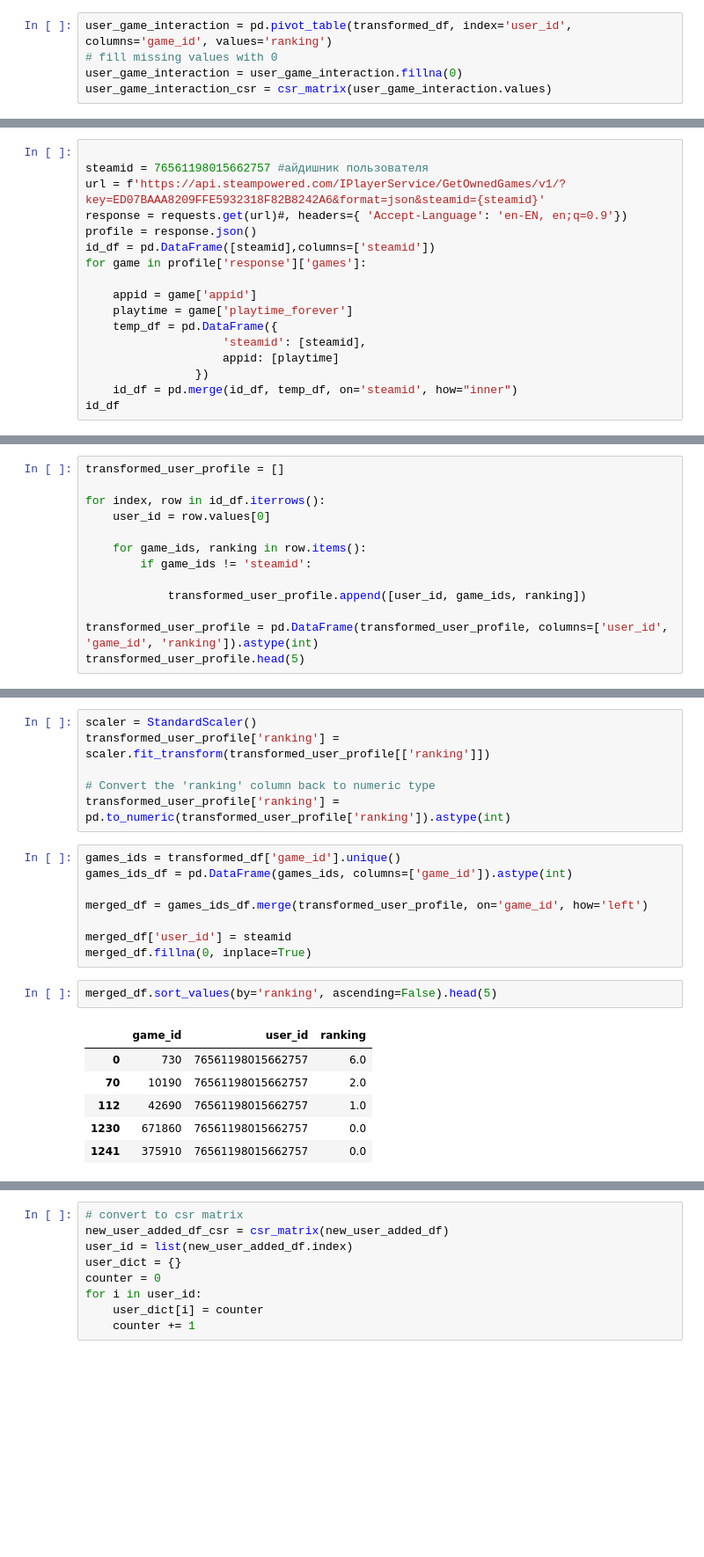
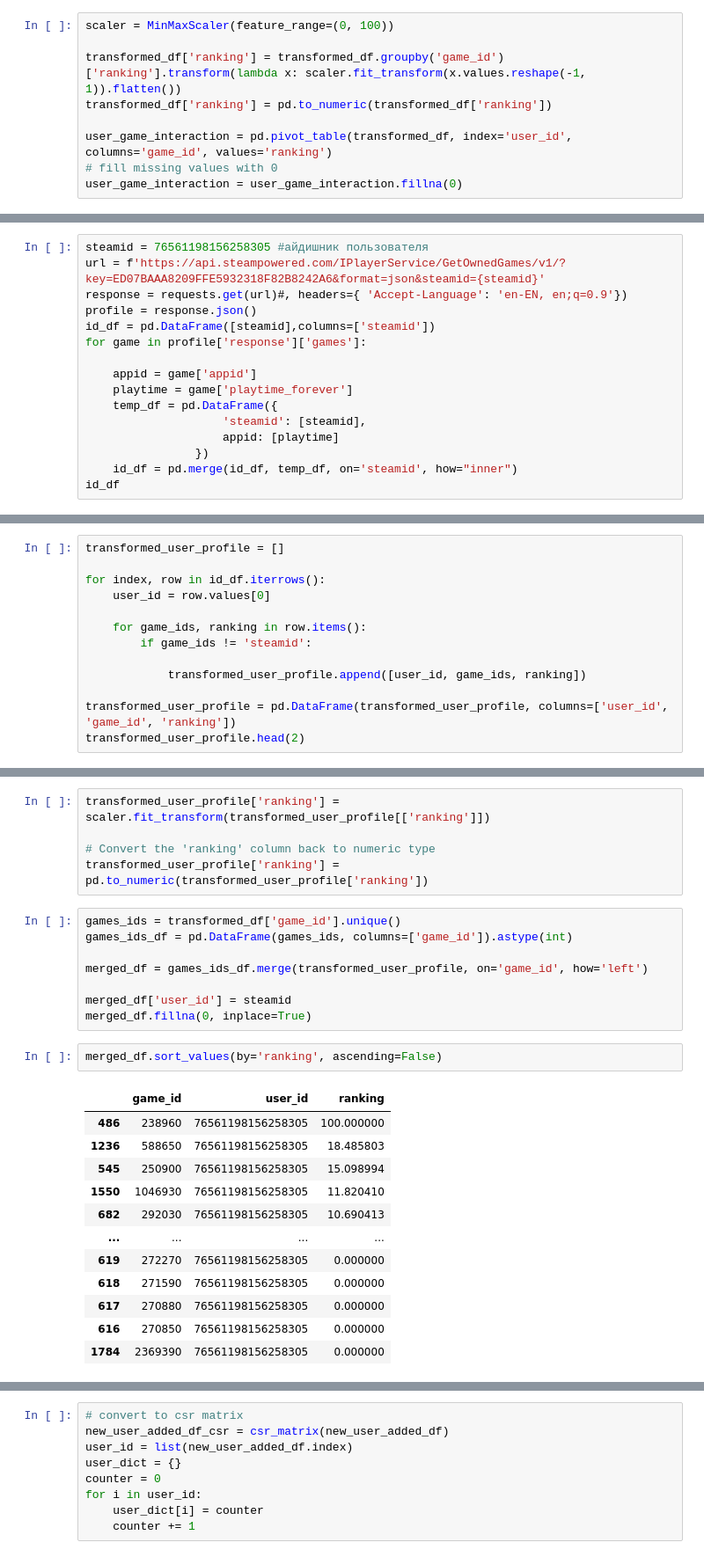
Before and after one commit to ms-Kras/GameBuddy, a Jupyter notebook: notebooks/Matrix_factorization.ipynb, the cells around one changed output, grey strips where cells are left out. Shown at 88% size. Saved outputs shown, nothing was run; the diff lists cells and outputs as text; blank space fills up the shorter version.

```diff
--- a/notebooks/Matrix_factorization.ipynb
+++ b/notebooks/Matrix_factorization.ipynb
@@ -438,5 +441,9 @@ transformed_df.head(2)
 # %%
+scaler = MinMaxScaler(feature_range=(0, 100))
+
+transformed_df['ranking'] = transformed_df.groupby('game_id')['ranking'].transform(lambda x: scaler.fit_transform(x.values.reshape(-1, 1)).flatten())
+transformed_df['ranking'] = pd.to_numeric(transformed_df['ranking'])
+
 user_game_interaction = pd.pivot_table(transformed_df, index='user_id', columns='game_id', values='ranking')
 # fill missing values with 0
 user_game_interaction = user_game_interaction.fillna(0)
-user_game_interaction_csr = csr_matrix(user_game_interaction.values)
@@ -451,8 +471,7 @@ for i in range(games.shape[0]):
 # %%
 ## отсюда можно будет перезапускать с новым ID
 # %%
-
-steamid = 76561198015662757 #айдишник пользователя
+steamid = 76561198156258305 #айдишник пользователя
 url = f'https://api.steampowered.com/IPlayerService/GetOwnedGames/v1/?key=ED07BAAA8209FFE5932318F82B8242A6&format=json&steamid={steamid}'
 response = requests.get(url)#, headers={ 'Accept-Language': 'en-EN, en;q=0.9'})
 profile = response.json()
@@ -482,7 +501,7 @@ for index, row in id_df.iterrows():
 
             transformed_user_profile.append([user_id, game_ids, ranking])
 
-transformed_user_profile = pd.DataFrame(transformed_user_profile, columns=['user_id', 'game_id', 'ranking']).astype(int)
-transformed_user_profile.head(5)
+transformed_user_profile = pd.DataFrame(transformed_user_profile, columns=['user_id', 'game_id', 'ranking'])
+transformed_user_profile.head(2)
 # %% [output]
 |  | user_id | game_id | ranking |
@@ -508,9 +510,8 @@ transformed_user_profile.sort_values(by='ranking', ascending=False).head(10)
 # %%
-scaler = StandardScaler()
 transformed_user_profile['ranking'] = scaler.fit_transform(transformed_user_profile[['ranking']])
 
 # Convert the 'ranking' column back to numeric type
-transformed_user_profile['ranking'] = pd.to_numeric(transformed_user_profile['ranking']).astype(int)
+transformed_user_profile['ranking'] = pd.to_numeric(transformed_user_profile['ranking'])
 # %%
 games_ids = transformed_df['game_id'].unique()
 games_ids_df = pd.DataFrame(games_ids, columns=['game_id']).astype(int)
@@ -520,11 +521,17 @@ merged_df = games_ids_df.merge(transformed_user_profile, on='game_id', how='left
 merged_df['user_id'] = steamid
 merged_df.fillna(0, inplace=True)
 # %%
-merged_df.sort_values(by='ranking', ascending=False).head(5)
+merged_df.sort_values(by='ranking', ascending=False)
 # %% [output]
 |  | game_id | user_id | ranking |
-| 0 | 730 | 76561198015662757 | 6.0 |
-| 70 | 10190 | 76561198015662757 | 2.0 |
-| 112 | 42690 | 76561198015662757 | 1.0 |
-| 1230 | 671860 | 76561198015662757 | 0.0 |
-| 1241 | 375910 | 76561198015662757 | 0.0 |
+| 486 | 238960 | 76561198156258305 | 100.000000 |
+| 1236 | 588650 | 76561198156258305 | 18.485803 |
+| 545 | 250900 | 76561198156258305 | 15.098994 |
+| 1550 | 1046930 | 76561198156258305 | 11.820410 |
+| 682 | 292030 | 76561198156258305 | 10.690413 |
+| ... | ... | ... | ... |
+| 619 | 272270 | 76561198156258305 | 0.000000 |
+| 618 | 271590 | 76561198156258305 | 0.000000 |
+| 617 | 270880 | 76561198156258305 | 0.000000 |
+| 616 | 270850 | 76561198156258305 | 0.000000 |
+| 1784 | 2369390 | 76561198156258305 | 0.000000 |
```
Also changed, not shown: parts of 17 cells of this notebook, 33 other files.
